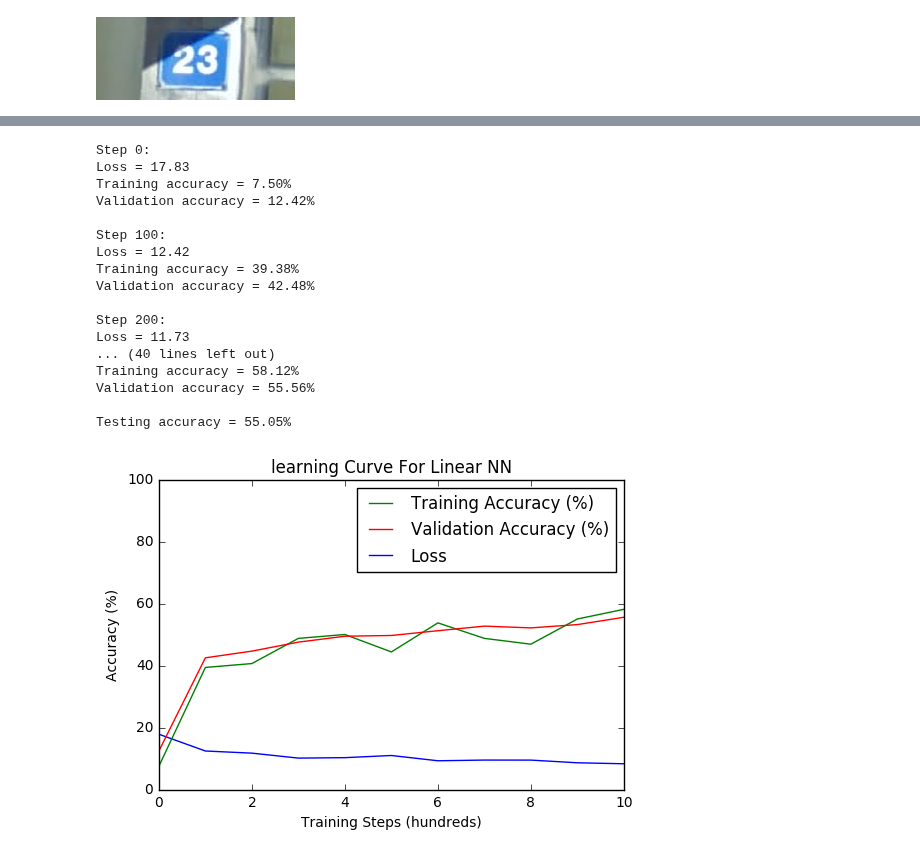
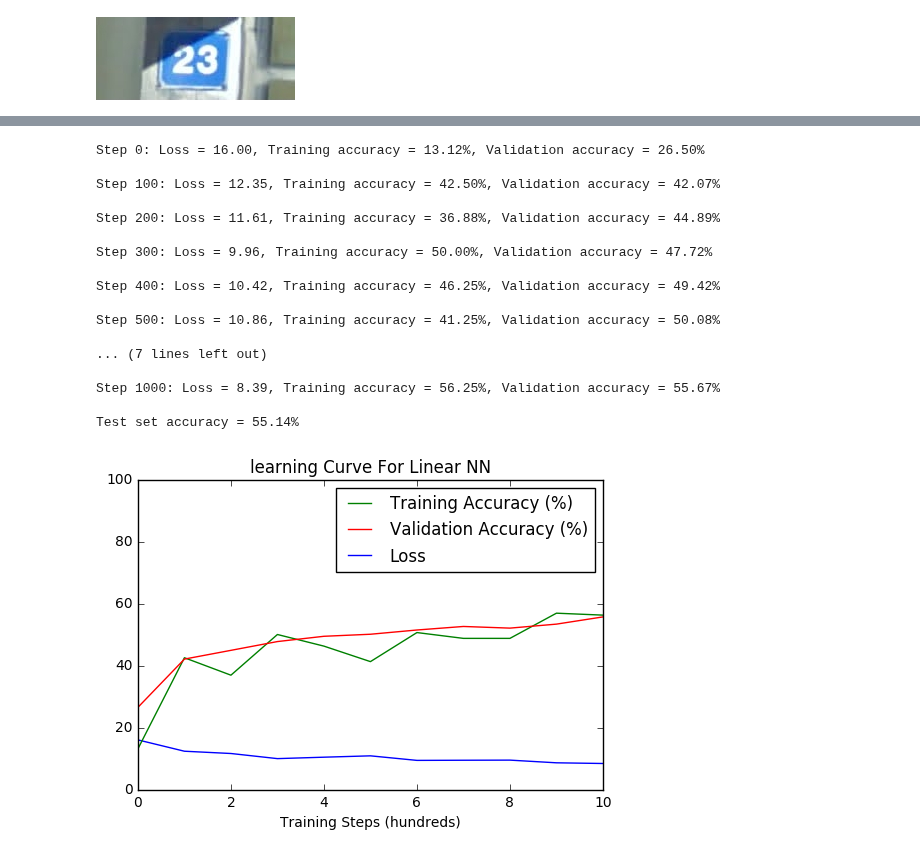
Before and after one commit to charlescc9/deep-learning-image-classification, a Jupyter notebook: svhn_large.ipynb, the cells around one changed output, grey strips where cells are left out. Cells and saved outputs as stored; diff of their text form; code cells hidden in the pictures.

```diff
--- a/svhn_large.ipynb
+++ b/svhn_large.ipynb
@@ -283,6 +306,8 @@ Training accuracy = 95.2%
 batch_size = 32
 reg_constant = 0.001
 steps_num = 1001
+steps_num_small = 251
+subset = 100
 train_accuracies = []
 valid_accuracies = []
 losses = []
@@ -362,69 +387,61 @@ with graph.as_default():
                          tf.nn.softmax(test_logits_2),
                          tf.nn.softmax(test_logits_3),
                          tf.nn.softmax(test_logits_4),
                          tf.nn.softmax(test_logits_5)), 1)
 
 # Session
 with tf.Session(graph=graph) as session:
     tf.initialize_all_variables().run()
 
     for i in xrange(steps_num):
         # Get batch data and labels
         batch_start = batch_size * i % (train_y.shape[0] - batch_size)
         batch_end = batch_start + batch_size
         batch_X = train_X[batch_start:batch_end,:]
         batch_y = train_y[batch_start:batch_end,:]
-
-        # Train graph
         _, l, preds = session.run([optimizer, loss, train_preds], {train_X_tf: batch_X, train_y_tf: batch_y})
 
         # Report validation accuracy
         if i % 100 == 0:
             train_accuracy = accuracy(preds, batch_y)
             valid_accuracy = accuracy(valid_preds.eval(), valid_y)
             train_accuracies.append(train_accuracy)
             valid_accuracies.append(valid_accuracy)
             losses.append(l)
+            print('Step %d: Loss = %.2f, Training accuracy = %.2f%%, Validation accuracy = %.2f%%\n' %
+                  (i, l, train_accuracy, valid_accuracy))
 
-            if i % 100 == 0:
-                print('Step %d: ' % i)
-                print('Loss = %.2f ' % l)
-                print('Training accuracy = %.2f%% ' % train_accuracy)
-                print('Validation accuracy = %.2f%%\n' % valid_accuracy)
+    print('Test set accuracy = %.2f%%' % accuracy(test_preds.eval(), test_y))
 
-    print('Testing accuracy = %.2f%%' % accuracy(test_preds.eval(), test_y))
+# Plot training graph to access performance
+l, = plt.plot(losses, label='Loss')
+ta, = plt.plot(train_accuracies, label='Training Accuracy (%)')
+va, = plt.plot(valid_accuracies, label='Validation Accuracy (%)')
+plt.xlabel('Training Steps (hundreds)')
+plt.ylim(0, 100)
+plt.xlim(0, 10)
+plt.title('learning Curve For Linear NN')
+plt.legend(handles=[ta, va, l])
+plt.show()
 # %% [output]
-Step 0:
-Loss = 17.83
-Training accuracy = 7.50%
-Validation accuracy = 12.42%
+Step 0: Loss = 16.00, Training accuracy = 13.12%, Validation accuracy = 26.50%
 
-Step 100:
-Loss = 12.42
-Training accuracy = 39.38%
-Validation accuracy = 42.48%
+Step 100: Loss = 12.35, Training accuracy = 42.50%, Validation accuracy = 42.07%
 
-Step 200:
-Loss = 11.73
-... (40 lines left out)
-Training accuracy = 58.12%
-Validation accuracy = 55.56%
+Step 200: Loss = 11.61, Training accuracy = 36.88%, Validation accuracy = 44.89%
 
-Testing accuracy = 55.05%
+Step 300: Loss = 9.96, Training accuracy = 50.00%, Validation accuracy = 47.72%
+
+Step 400: Loss = 10.42, Training accuracy = 46.25%, Validation accuracy = 49.42%
+
+Step 500: Loss = 10.86, Training accuracy = 41.25%, Validation accuracy = 50.08%
+
+... (7 lines left out)
+
+Step 1000: Loss = 8.39, Training accuracy = 56.25%, Validation accuracy = 55.67%
+
+Test set accuracy = 55.14%
+[figure, added]
-# %%
-# Plot training graph to access under/overfitting
-l, = plt.plot(losses, label='Loss')
-ta, = plt.plot(train_accuracies, label='Training Accuracy (%)')
-va, = plt.plot(valid_accuracies, label='Validation Accuracy (%)')
-plt.ylabel('Accuracy (%)')
-plt.xlabel('Training Steps (hundreds)')
-plt.ylim(0, 100)
-plt.xlim(0, 10)
-plt.title('learning Curve For Linear NN')
-plt.legend(handles=[ta, va, l])
-plt.show()
-# %% [output]
-[figure, removed]
 # %%
 """ DEEP NEURAL NETWORK """
 
```
Also changed, not shown: parts of 4 cells of this notebook.
